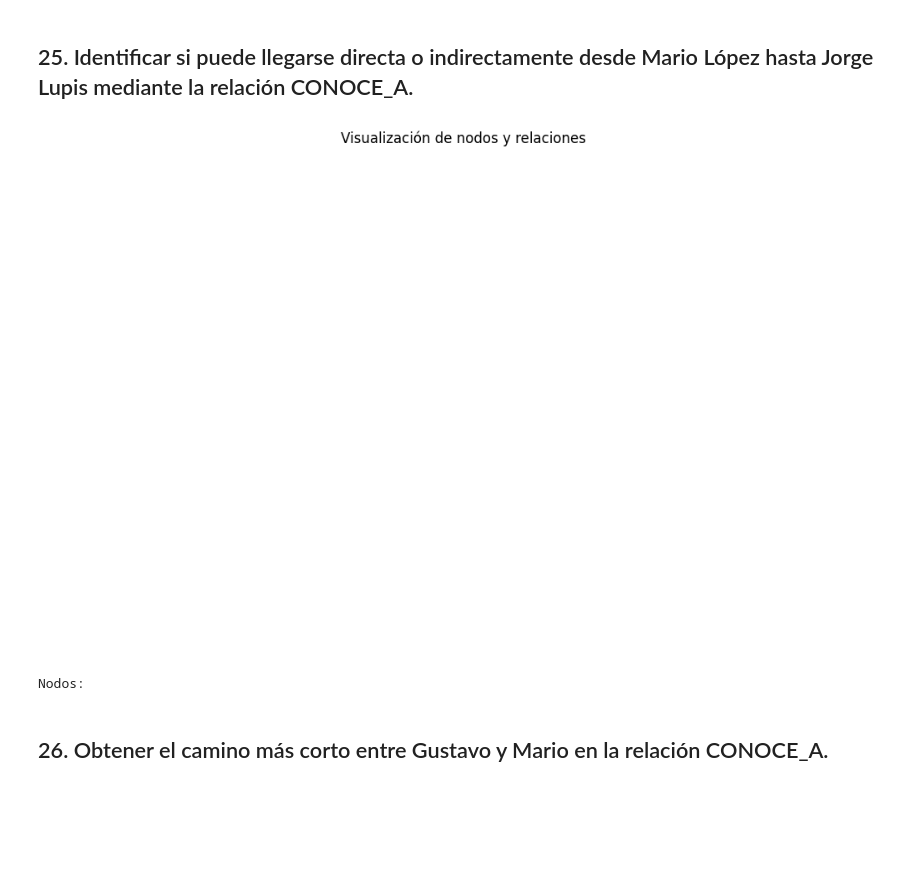
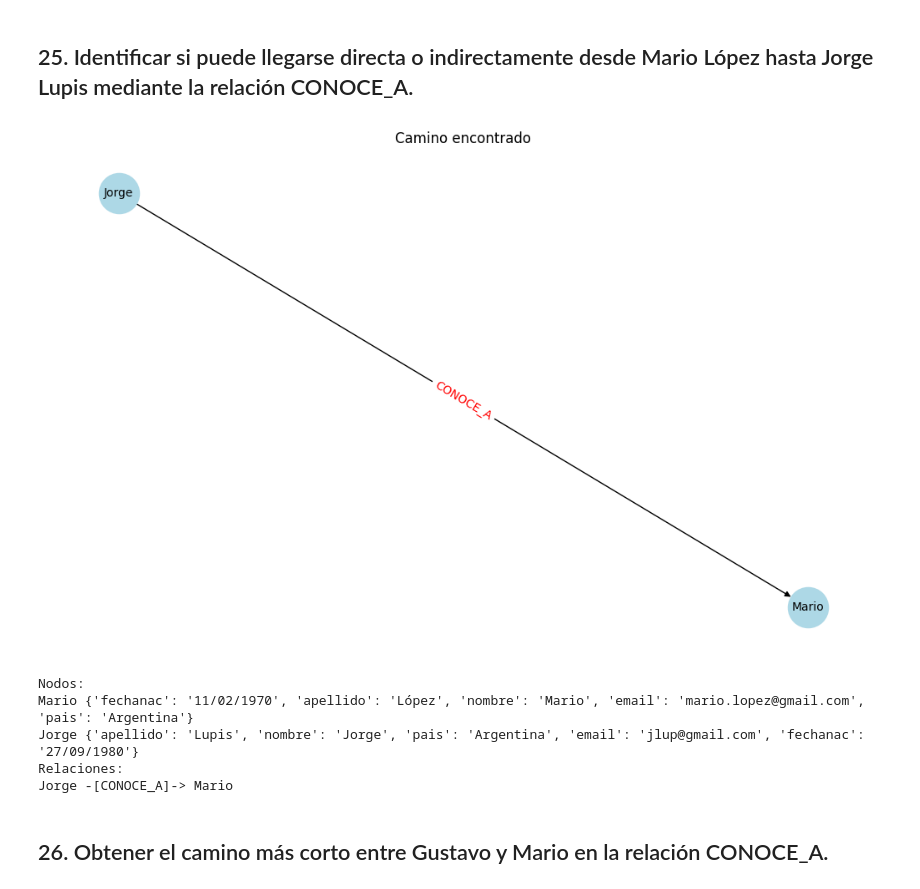
Before and after one commit to hernansilva21/bdia-tp, a Jupyter notebook: tp3/practica3.ipynb, the cells around one changed output. Cells and saved outputs as stored; diff of their text form; code cells hidden in the pictures; blank space fills up the shorter version.

```diff
--- a/tp3/practica3.ipynb
+++ b/tp3/practica3.ipynb
@@ -415,11 +412,20 @@ print_records(graph, query)
 # %% [markdown]
 ## 25. Identificar si puede llegarse directa o indirectamente desde Mario López hasta Jorge Lupis mediante la relación CONOCE_A.
 # %%
-query = "MATCH (inicio:Persona {nombre: 'Mario', apellido: 'López'}), (fin:Persona {nombre: 'Jorge', apellido: 'Lupis'}), p = shortestPath((inicio)-[:CONOCE_A*]->(fin)) RETURN p"
+query = (
+    "MATCH (inicio:Persona {nombre: 'Mario', apellido: 'López'}), "
+    "(fin:Persona {nombre: 'Jorge', apellido: 'Lupis'}), "
+    "p = shortestPath((inicio)-[:CONOCE_A*1..6]-(fin)) "
+    "RETURN p"
+)
 plot_path(graph, query)
 # %% [output]
-[figure, old version]
+[figure, new version]
 Nodos:
+Mario {'fechanac': '11/02/1970', 'apellido': 'López', 'nombre': 'Mario', 'email': 'mario.lopez@gmail.com', 'pais': 'Argentina'}
+Jorge {'apellido': 'Lupis', 'nombre': 'Jorge', 'pais': 'Argentina', 'email': 'jlup@gmail.com', 'fechanac': '27/09/1980'}
+Relaciones:
+Jorge -[CONOCE_A]-> Mario
 # %% [markdown]
 ## 26. Obtener el camino más corto entre Gustavo y Mario en la relación CONOCE_A.
 # %%
```
Also changed, not shown: parts of 12 cells of this notebook, 6 other files.
